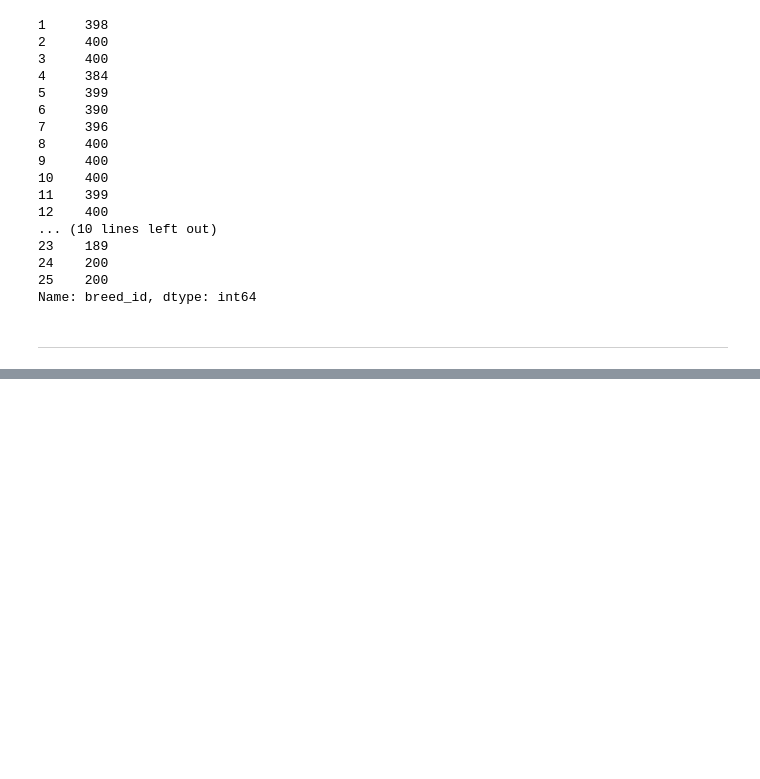
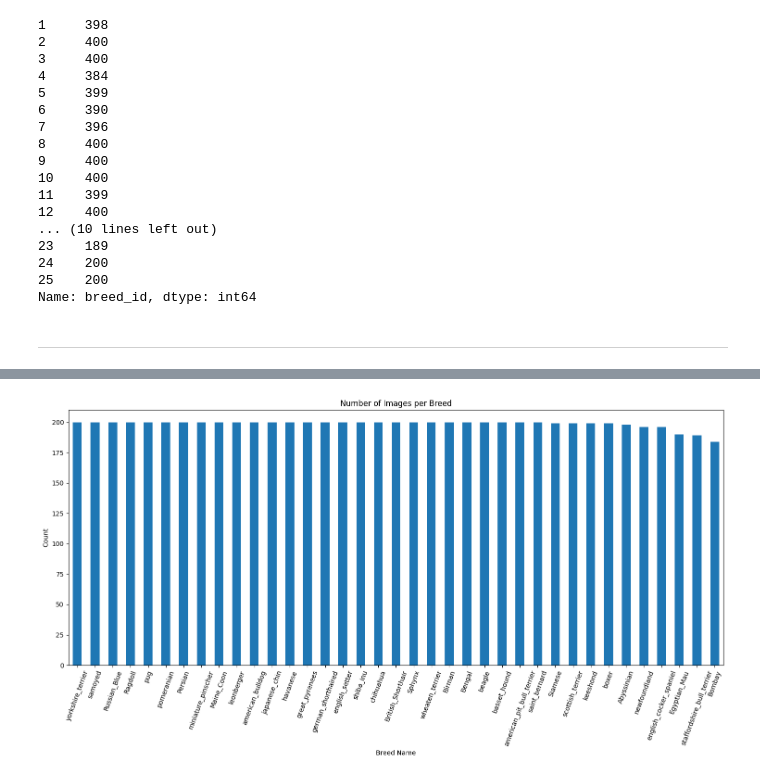
Before and after one commit to OmarAhmedAbdelAziz/Multiclass-Classification-Semantic-Segmentation-of-Pet-Breeds, a Jupyter notebook: notebooks/Step by Step Notebook.ipynb, the cells around one changed output, grey strips where cells are left out. Saved outputs shown, nothing was run; the diff lists cells and outputs as text; code cells hidden in the pictures; blank space fills up the shorter version.

Commit message:
visualizing the annotations data

```diff
--- a/notebooks/Step by Step Notebook.ipynb
+++ b/notebooks/Step by Step Notebook.ipynb
@@ -138,0 +143,8 @@ Name: breed_id, dtype: int64
+# %%
+# Extracting the name without the number and avoid many different underscores in ther name
+def extracting_breed_name(image_name):
+    match = re.match(r"(.+)_\d+$", image_name)
+    return match.group(1) if match else image_name
+# %%
+# Add breed name column to the dataframe
+list_df['breed_name'] = list_df['image_name'].apply(extracting_breed_name)
@@ -138,0 +160,16 @@ Name: breed_id, dtype: int64
+# %%
+# Counting the number of images per breed
+breed_counts = list_df['breed_name'].value_counts()
+# %%
+# Plotting the distribution of images per breed
+plt.figure(figsize=(15, 8))
+breed_counts.plot(kind='bar')
+plt.title('Number of Images per Breed')
+plt.xlabel('Breed Name')
+plt.ylabel('Count')
+plt.xticks(rotation=70)
+plt.tight_layout()
+plt.grid
+plt.show()
+# %% [output]
+[figure, added]
```
Also changed, not shown: parts of 5 cells of this notebook.
